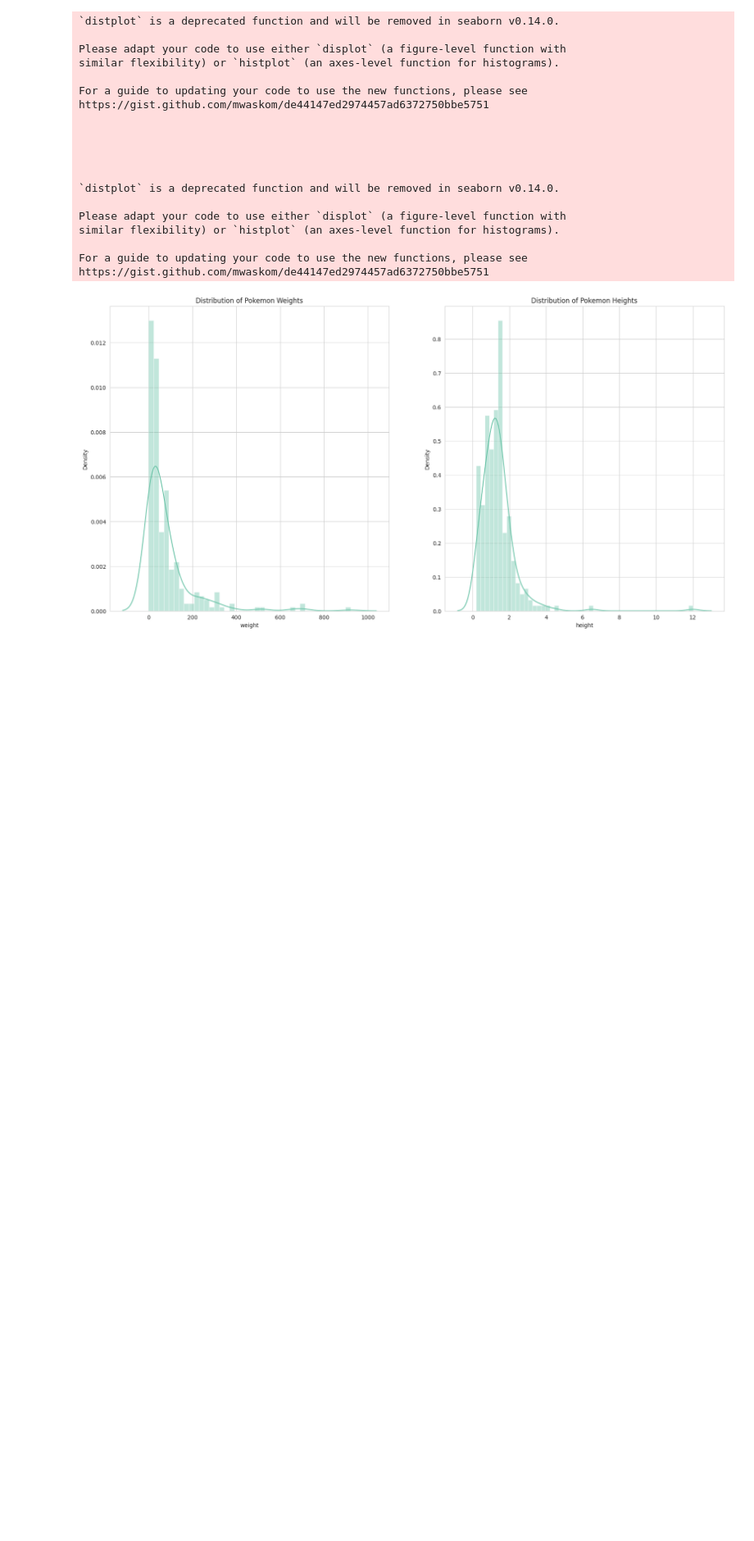
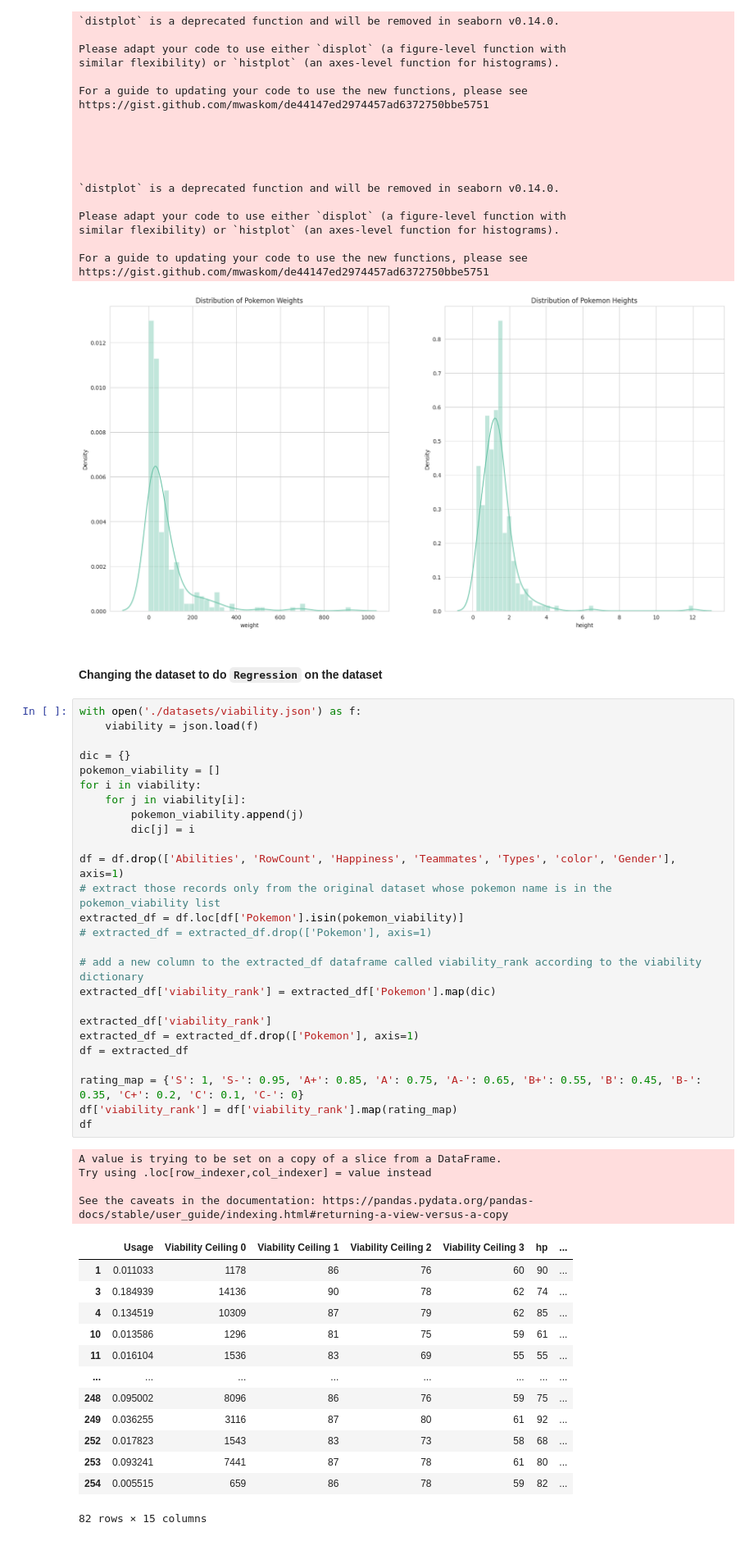
Before and after one commit to AnujxYadav/Pokemon-Classifier-ML-Project, a Jupyter notebook: EDA_on_dataset.ipynb, the cells around one changed output. Shown at 82% size. Saved outputs shown, nothing was run; the diff lists cells and outputs as text; blank space fills up the shorter version.

Commit message:
Regression added with Images dataset

```diff
--- a/EDA_on_dataset.ipynb
+++ b/EDA_on_dataset.ipynb
@@ -419,3 +425,49 @@ similar flexibility) or `histplot` (an axes-level function for histograms).
 For a guide to updating your code to use the new functions, please see
 https://gist.github.com/mwaskom/de44147ed2974457ad6372750bbe5751
 [figure]
+# %% [markdown]
+#### Changing the dataset to do `Regression` on the dataset
+# %%
+with open('./datasets/viability.json') as f:
+    viability = json.load(f)
+
+dic = {}
+pokemon_viability = []
+for i in viability:
+    for j in viability[i]:
+        pokemon_viability.append(j)
+        dic[j] = i
+
+df = df.drop(['Abilities', 'RowCount', 'Happiness', 'Teammates', 'Types', 'color', 'Gender'], axis=1)
+# extract those records only from the original dataset whose pokemon name is in the pokemon_viability list
+extracted_df = df.loc[df['Pokemon'].isin(pokemon_viability)]
+# extracted_df = extracted_df.drop(['Pokemon'], axis=1)
+
+# add a new column to the extracted_df dataframe called viability_rank according to the viability dictionary
+extracted_df['viability_rank'] = extracted_df['Pokemon'].map(dic)
+
+extracted_df['viability_rank']
+extracted_df = extracted_df.drop(['Pokemon'], axis=1)
+df = extracted_df
+
+rating_map = {'S': 1, 'S-': 0.95, 'A+': 0.85, 'A': 0.75, 'A-': 0.65, 'B+': 0.55, 'B': 0.45, 'B-': 0.35, 'C+': 0.2, 'C': 0.1, 'C-': 0}
+df['viability_rank'] = df['viability_rank'].map(rating_map)
+df
+# %% [output]
+A value is trying to be set on a copy of a slice from a DataFrame.
+Try using .loc[row_indexer,col_indexer] = value instead
+
+See the caveats in the documentation: https://pandas.pydata.org/pandas-docs/stable/user_guide/indexing.html#returning-a-view-versus-a-copy
+|  | Usage | Viability Ceiling 0 | Viability Ceiling 1 | Viability Ceiling 2 | Viability Ceiling 3 | hp | ... |
+| 1 | 0.011033 | 1178 | 86 | 76 | 60 | 90 | ... |
+| 3 | 0.184939 | 14136 | 90 | 78 | 62 | 74 | ... |
+| 4 | 0.134519 | 10309 | 87 | 79 | 62 | 85 | ... |
+| 10 | 0.013586 | 1296 | 81 | 75 | 59 | 61 | ... |
+| 11 | 0.016104 | 1536 | 83 | 69 | 55 | 55 | ... |
+| ... | ... | ... | ... | ... | ... | ... | ... |
+| 248 | 0.095002 | 8096 | 86 | 76 | 59 | 75 | ... |
+| 249 | 0.036255 | 3116 | 87 | 80 | 61 | 92 | ... |
+| 252 | 0.017823 | 1543 | 83 | 73 | 58 | 68 | ... |
+| 253 | 0.093241 | 7441 | 87 | 78 | 61 | 80 | ... |
+| 254 | 0.005515 | 659 | 86 | 78 | 59 | 82 | ... |
+82 rows × 15 columns
```
Also changed, not shown: parts of 11 cells of this notebook, 2 other files.
